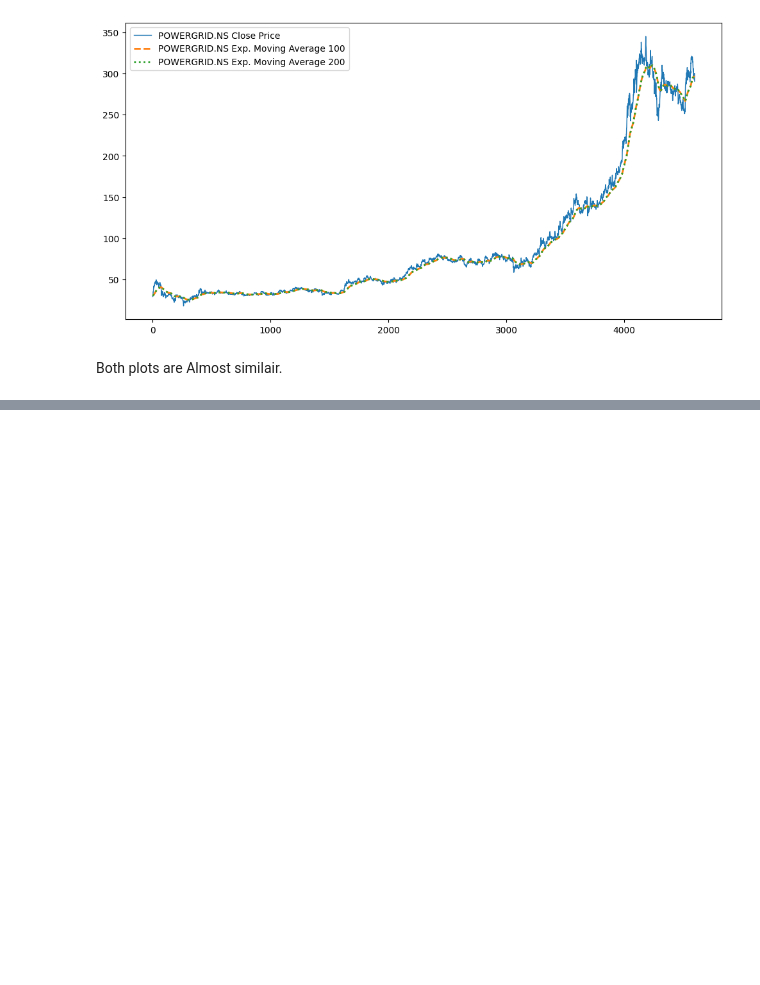
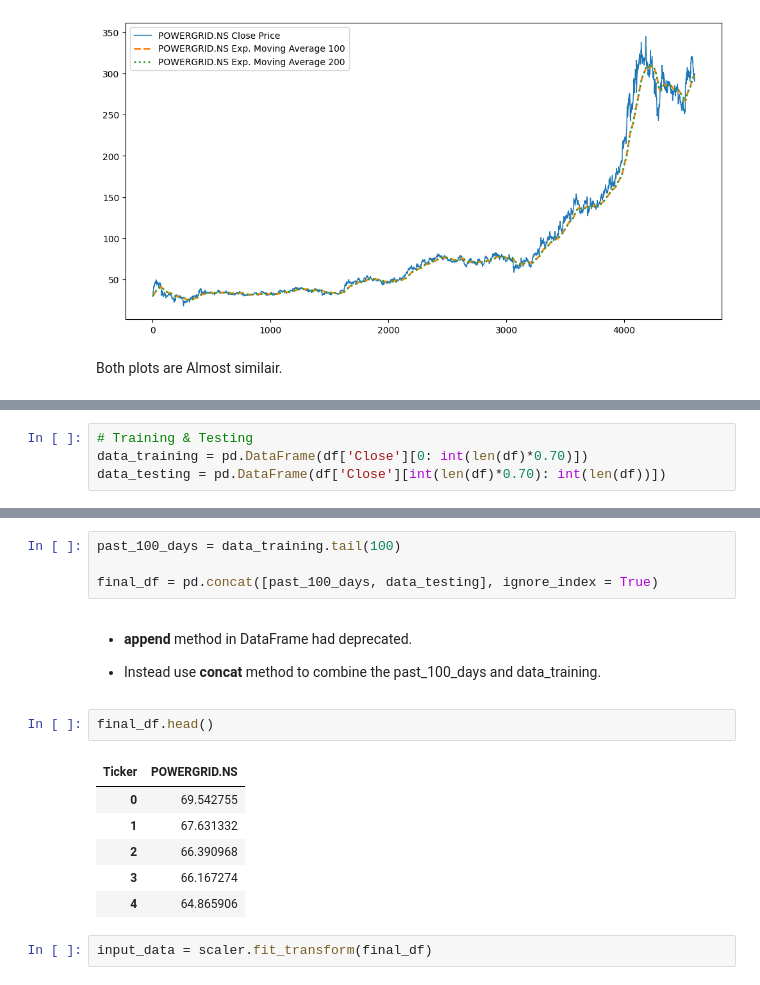
Before and after one commit to Dulyana-Silva/MLproject6-Stock-Trend-Prediction, a Jupyter notebook: Stock_Trend_Prediction.ipynb, the cells around one changed output, grey strips where cells are left out. Saved outputs shown, nothing was run; the diff lists cells and outputs as text; blank space fills up the shorter version.

```diff
--- a/Stock_Trend_Prediction.ipynb
+++ b/Stock_Trend_Prediction.ipynb
@@ -330,0 +334,4 @@ Both plots are Almost similair.
+# %%
+# Training & Testing
+data_training = pd.DataFrame(df['Close'][0: int(len(df)*0.70)])
+data_testing = pd.DataFrame(df['Close'][int(len(df)*0.70): int(len(df))])
@@ -330,0 +442,19 @@ Both plots are Almost similair.
+# %%
+past_100_days = data_training.tail(100)
+
+final_df = pd.concat([past_100_days, data_testing], ignore_index = True)
+# %% [markdown]
+-  **append** method in DataFrame had deprecated.
+
+-  Instead use **concat** method to combine the past_100_days and data_training.
+# %%
+final_df.head()
+# %% [output]
+| Ticker | POWERGRID.NS |
+| 0 | 69.542755 |
+| 1 | 67.631332 |
+| 2 | 66.390968 |
+| 3 | 66.167274 |
+| 4 | 64.865906 |
+# %%
+input_data = scaler.fit_transform(final_df)
```
Also changed, not shown: parts of 19 cells of this notebook.
